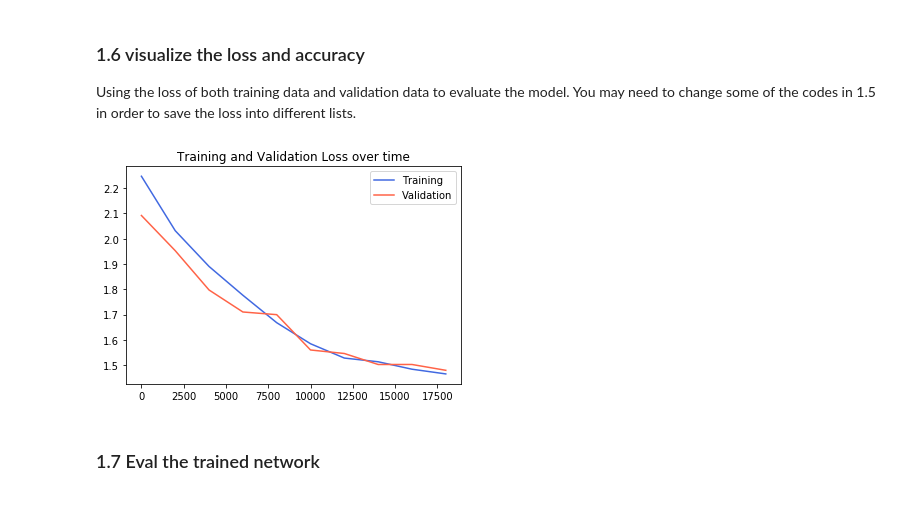
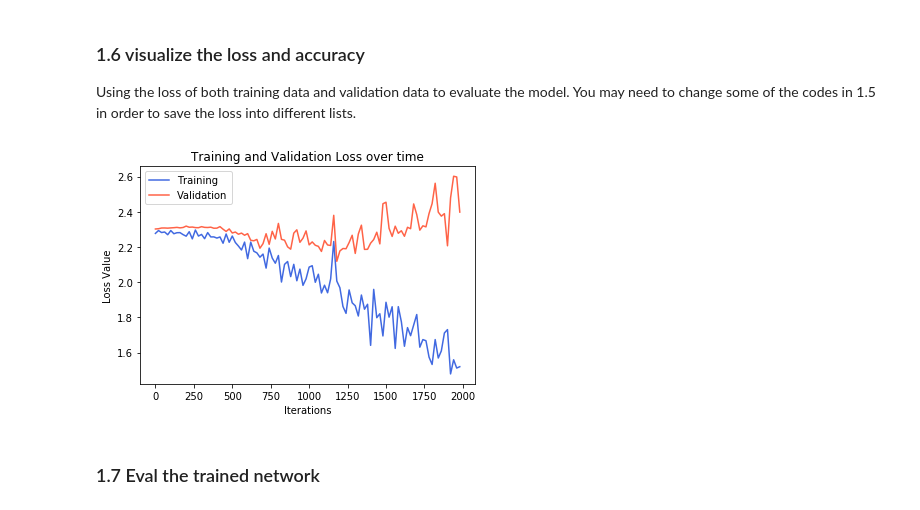
Before and after one commit to pierresegonne/ELEC5307_Project1, a Jupyter notebook: project1.ipynb, the cells around one changed output. Drawn from its saved outputs; the diff is of its cells as text; code cells hidden in the pictures.

```diff
--- a/project1.ipynb
+++ b/project1.ipynb
@@ -105,15 +105,16 @@ from torch.utils.data import SubsetRandomSampler
 VALIDATION_SET_SIZE = 5000
 BATCH_SIZE = 4
 
-DEBUG = False
+"""
+For debug purposes, we want to use only a small portion of the dataset.
+"""
+DEBUG = True
 
 if DEBUG:
     indices = np.arange(200)
     np.random.shuffle(indices)
     split = int(len(indices)*0.8)
 else:
-    # Initial idea
-    # train_subset, validation_subset = torch.utils.data.random_split(trainset, [int(len(trainloader.dataset)*0.6), int(len(trainloader.dataset)*0.4)]) # does not work
     indices = np.arange(len(trainset))
     np.random.shuffle(indices) # for shuffle = True
     split = len(trainset) - VALIDATION_SET_SIZE
@@ -181,7 +182,7 @@ else:
 training_loss = []
 validation_loss = []
 
-for epoch in range(2):  # loop over the dataset multiple times
+for epoch in range(50):  # loop over the dataset multiple times
 
     running_loss = 0.0
     for i, data in enumerate(trainloader, 0):
@@ -198,7 +199,7 @@ for epoch in range(2):  # loop over the dataset multiple times
 
         # print statistics
         running_loss += loss.item()
-        if i % print_every == (print_every - 1):    # print every 2000 mini-batches
+        if i % print_every == (print_every - 1):
 
             # Training loss
             print('[%d, %5d] loss: %.3f' %
@@ -234,17 +241,19 @@ Using the loss of both training data and validation data to evaluate the model.
 # %%
 import matplotlib.pyplot as plt
 import numpy as np
 
 # functions to show the loss
-iterations = np.arange(len(training_loss))*print_every
+iterations = np.arange(len(training_loss)) * print_every
 plt.figure()
 plt.title('Training and Validation Loss over time')
 plt.plot(iterations, training_loss, '-', color='royalblue')
 plt.plot(iterations, validation_loss, '-', color='tomato')
 plt.legend(['Training', 'Validation'])
+plt.xlabel('Iterations')
+plt.ylabel('Loss Value')
 plt.show()
 # %% [output]
-[figure, old version]
+[figure, new version]
 # %% [markdown]
 ### 1.7 Eval the trained network
 # %%
```
Also changed, not shown: parts of 12 cells of this notebook.
